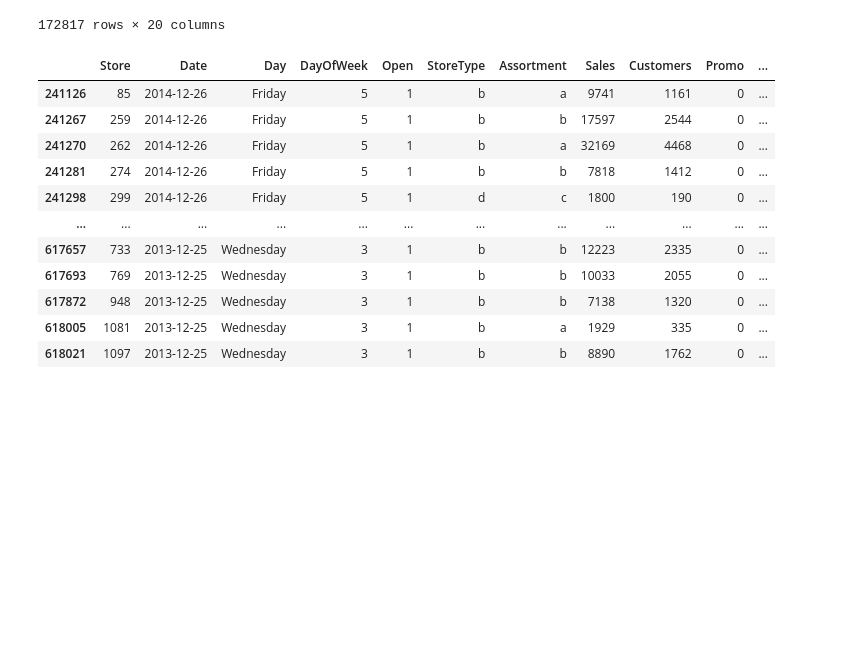
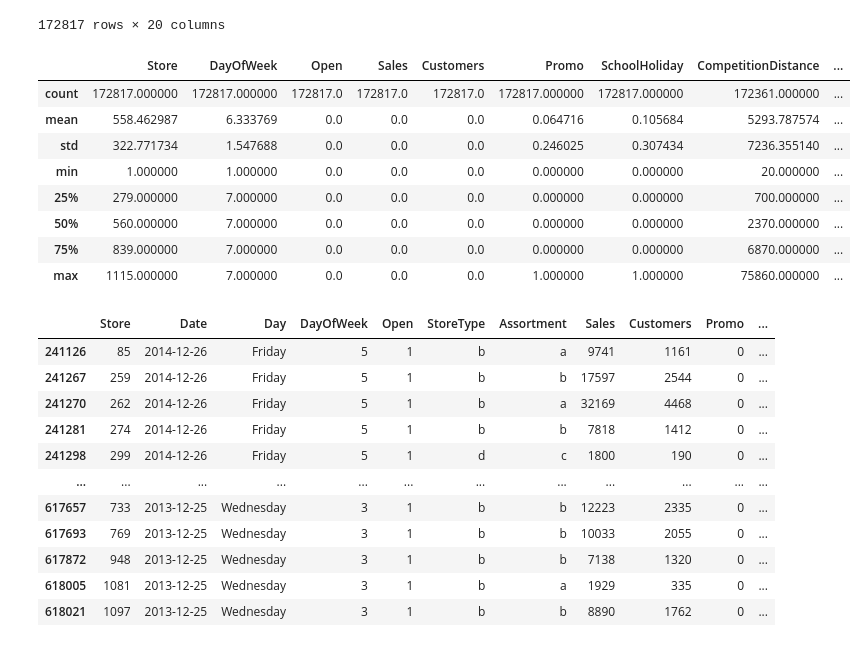
Before and after one commit to Huzaifawahid/Python-Programming-for-business-and-Life-Sciences, a Jupyter notebook: Working File-checkpoint.ipynb, the cells around one changed output. Saved outputs shown, nothing was run; the diff lists cells and outputs as text; code cells hidden in the pictures; blank space fills up the shorter version.

```diff
--- a/Working File-checkpoint.ipynb
+++ b/Working File-checkpoint.ipynb
@@ -128,6 +128,18 @@ Store_close_data
 | 1017207 | 1114 | 2013-01-01 | Tuesday | 2 | 0 | a | c | 0 | 0 | 0 | ... |
 | 1017208 | 1115 | 2013-01-01 | Tuesday | 2 | 0 | d | c | 0 | 0 | 0 | ... |
 172817 rows × 20 columns
+# %%
+Store_close_data.describe()
+# %% [output]
+|  | Store | DayOfWeek | Open | Sales | Customers | Promo | SchoolHoliday | CompetitionDistance | ... |
+| count | 172817.000000 | 172817.000000 | 172817.0 | 172817.0 | 172817.0 | 172817.000000 | 172817.000000 | 172361.000000 | ... |
+| mean | 558.462987 | 6.333769 | 0.0 | 0.0 | 0.0 | 0.064716 | 0.105684 | 5293.787574 | ... |
+| std | 322.771734 | 1.547688 | 0.0 | 0.0 | 0.0 | 0.246025 | 0.307434 | 7236.355140 | ... |
+| min | 1.000000 | 1.000000 | 0.0 | 0.0 | 0.0 | 0.000000 | 0.000000 | 20.000000 | ... |
+| 25% | 279.000000 | 7.000000 | 0.0 | 0.0 | 0.0 | 0.000000 | 0.000000 | 700.000000 | ... |
+| 50% | 560.000000 | 7.000000 | 0.0 | 0.0 | 0.0 | 0.000000 | 0.000000 | 2370.000000 | ... |
+| 75% | 839.000000 | 7.000000 | 0.0 | 0.0 | 0.0 | 0.000000 | 0.000000 | 6870.000000 | ... |
+| max | 1115.000000 | 7.000000 | 0.0 | 0.0 | 0.0 | 1.000000 | 1.000000 | 75860.000000 | ... |
 # %%
 christmas_data = df[(df["Open"]>=1) & (df["StateHoliday"]== "c")]
 # %%
```
Also changed, not shown: parts of 3 cells of this notebook.
